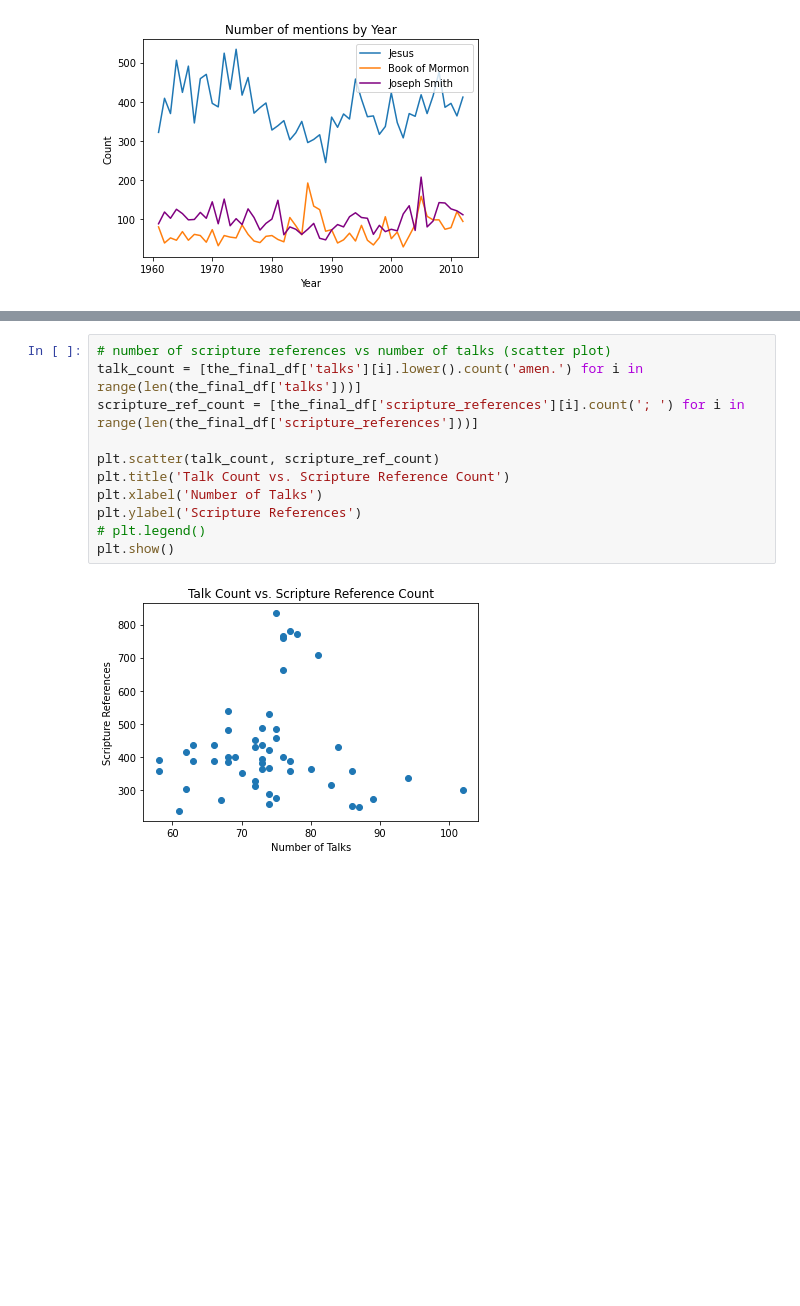
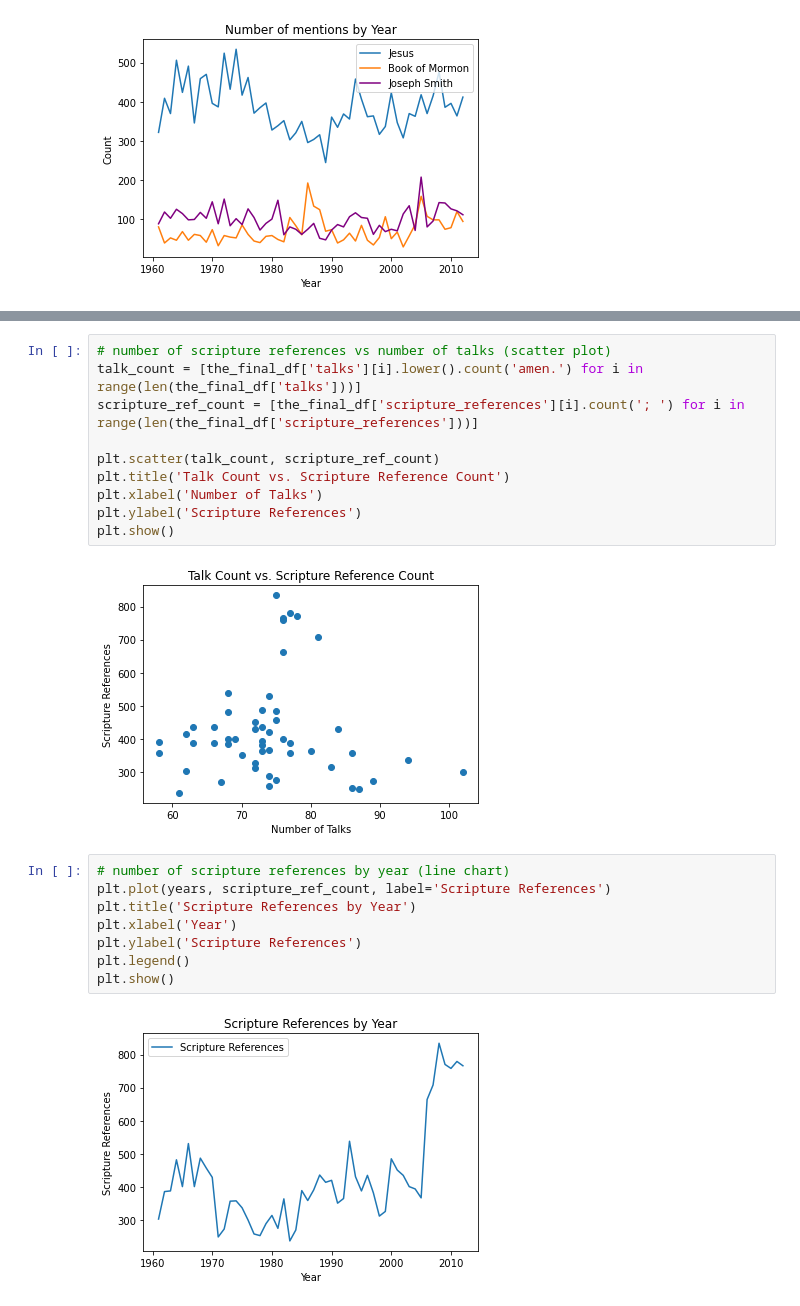
Before and after one commit to ramsey-king/DSC-540-Data-Preparation, a Jupyter notebook: Final-Project/Term Project Milestone 5.ipynb, the cells around one changed output, grey strips where cells are left out. Drawn from its saved outputs; the diff is of its cells as text; blank space fills up the shorter version.

```diff
--- a/Final-Project/Term Project Milestone 5.ipynb
+++ b/Final-Project/Term Project Milestone 5.ipynb
@@ -263,7 +278,16 @@ plt.scatter(talk_count, scripture_ref_count)
 plt.title('Talk Count vs. Scripture Reference Count')
 plt.xlabel('Number of Talks')
 plt.ylabel('Scripture References')
-# plt.legend()
 plt.show()
 # %% [output]
 [figure]
+# %%
+# number of scripture references by year (line chart)
+plt.plot(years, scripture_ref_count, label='Scripture References')
+plt.title('Scripture References by Year')
+plt.xlabel('Year')
+plt.ylabel('Scripture References')
+plt.legend()
+plt.show()
+# %% [output]
+[figure, added]
```
Also changed, not shown: parts of 20 cells of this notebook, 2 other files.
